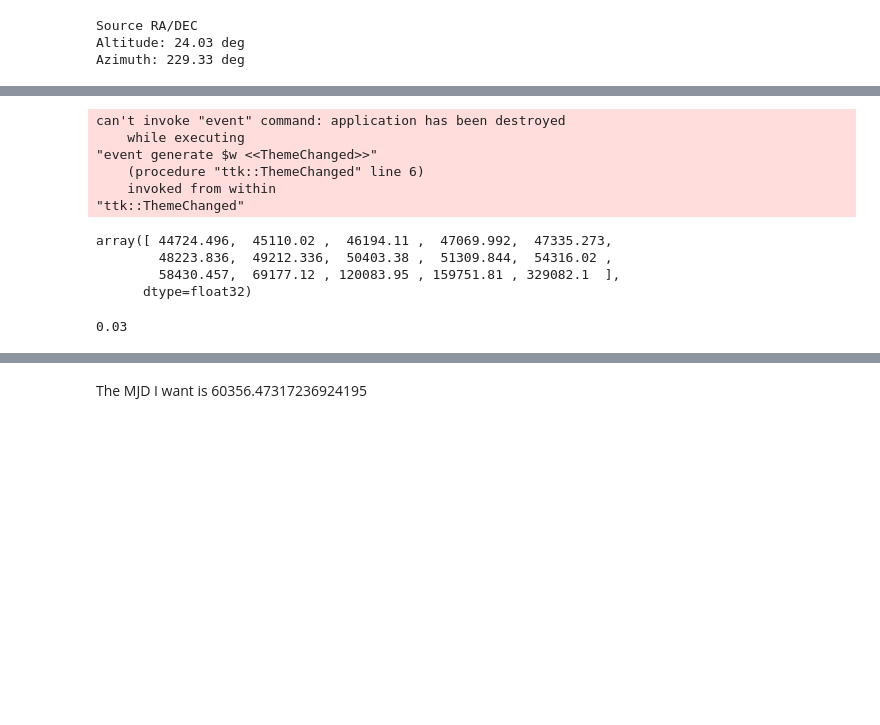
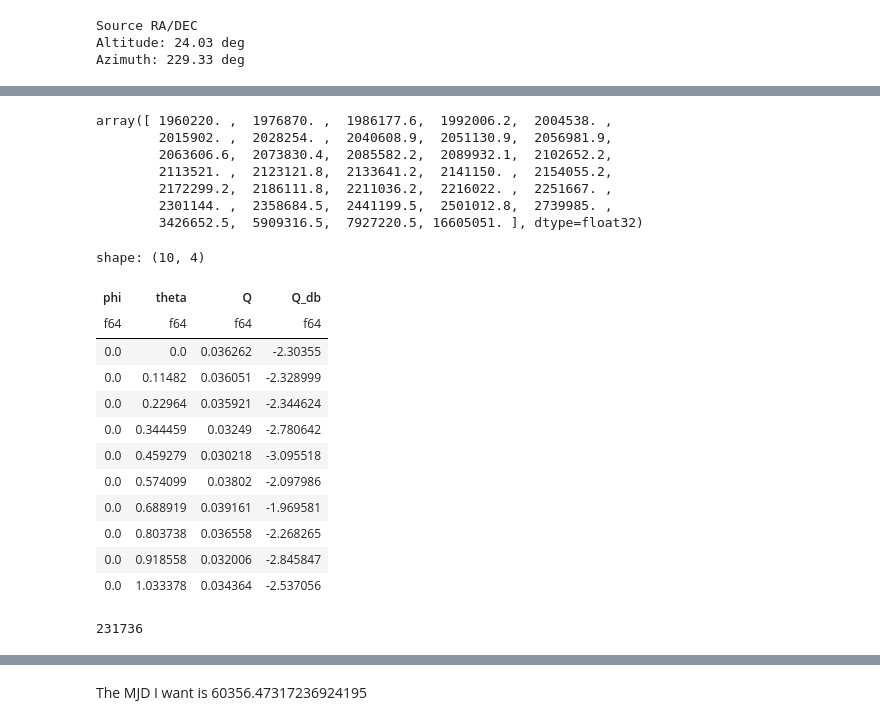
Before and after one commit to jdgsmallwood/extraterrena, a Jupyter notebook: notebooks/gps/meerkat_array_real_data_2.ipynb, the cells around one changed output, grey strips where cells are left out. Cells and saved outputs as stored; diff of their text form; code cells hidden in the pictures; blank space fills up the shorter version.

```diff
--- a/notebooks/gps/meerkat_array_real_data_2.ipynb
+++ b/notebooks/gps/meerkat_array_real_data_2.ipynb
@@ -203,42 +188,48 @@ array([[57253.85   +0.0000000e+00j,  4803.674  +5.5542090e+03j,
       shape=(34, 34), dtype=complex64)
-# %%
-import matplotlib.pyplot as plt
-
-plt.plot(evals)
-plt.show()
-# %% [output]
-can't invoke "event" command: application has been destroyed
-    while executing
-"event generate $w <<ThemeChanged>>"
-    (procedure "ttk::ThemeChanged" line 6)
-    invoked from within
-"ttk::ThemeChanged"
 # %%
-evals[-15:]
+evals
 # %% [output]
-array([ 44724.496,  45110.02 ,  46194.11 ,  47069.992,  47335.273,
-        48223.836,  49212.336,  50403.38 ,  51309.844,  54316.02 ,
-        58430.457,  69177.12 , 120083.95 , 159751.81 , 329082.1  ],
-      dtype=float32)
+array([ 1960220. ,  1976870. ,  1986177.6,  1992006.2,  2004538. ,
+        2015902. ,  2028254. ,  2040608.9,  2051130.9,  2056981.9,
+        2063606.6,  2073830.4,  2085582.2,  2089932.1,  2102652.2,
+        2113521. ,  2123121.8,  2133641.2,  2141150. ,  2154055.2,
+        2172299.2,  2186111.8,  2211036.2,  2216022. ,  2251667. ,
+        2301144. ,  2358684.5,  2441199.5,  2501012.8,  2739985. ,
+        3426652.5,  5909316.5,  7927220.5, 16605051. ], dtype=float32)
 # %%
-360 / 12000
+import matplotlib.pyplot as plt
+plt.plot(np.abs(X[0, :]))
+plt.show()
-# %% [output]
-0.03
 # %%
 
 
-theta_steps = 6_000
-phi_steps = 24_000
+theta_steps = 750#6_000
+phi_steps = 750#24_000
 
 output = direction_of_arrival.MUSICDOA2D().get_directions(
     array,
     R_adj,
-    num_interferers=6,
+    num_interferers=5,
     wavelength = wavelength,
     theta_min_deg = 0,
     theta_max_deg = 86,
     theta_steps=theta_steps,
     phi_min_deg = 0,
     phi_max_deg = 360,
     phi_steps=phi_steps,
 )
+output.head(10)
+# %% [output]
+shape: (10, 4)
+| phi | theta | Q | Q_db |
+| f64 | f64 | f64 | f64 |
+| 0.0 | 0.0 | 0.036262 | -2.30355 |
+| 0.0 | 0.11482 | 0.036051 | -2.328999 |
+| 0.0 | 0.22964 | 0.035921 | -2.344624 |
+| 0.0 | 0.344459 | 0.03249 | -2.780642 |
+| 0.0 | 0.459279 | 0.030218 | -3.095518 |
+| 0.0 | 0.574099 | 0.03802 | -2.097986 |
+| 0.0 | 0.688919 | 0.039161 | -1.969581 |
+| 0.0 | 0.803738 | 0.036558 | -2.268265 |
+| 0.0 | 0.918558 | 0.032006 | -2.845847 |
+| 0.0 | 1.033378 | 0.034364 | -2.537056 |
@@ -247,3 +236,7 @@ output.write_parquet('output.parquet')
+# %%
+len(output)
+# %% [output]
+231736
 # %%
 
 import plotly.express as px
```
Also changed, not shown: parts of 16 cells of this notebook, 3 other files.
